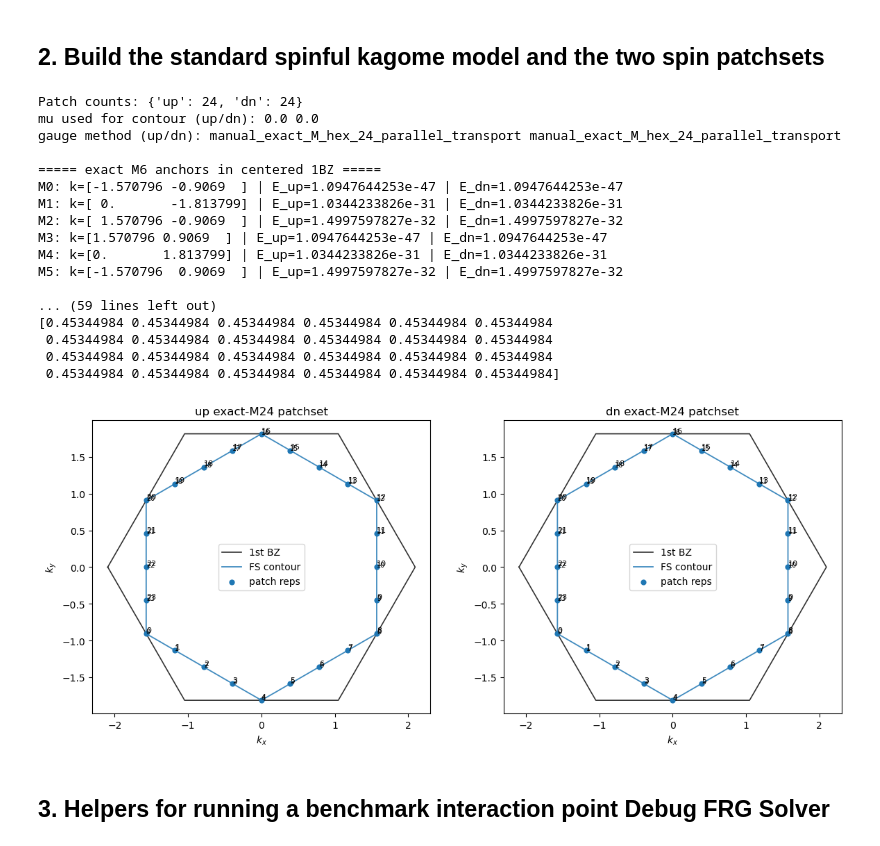
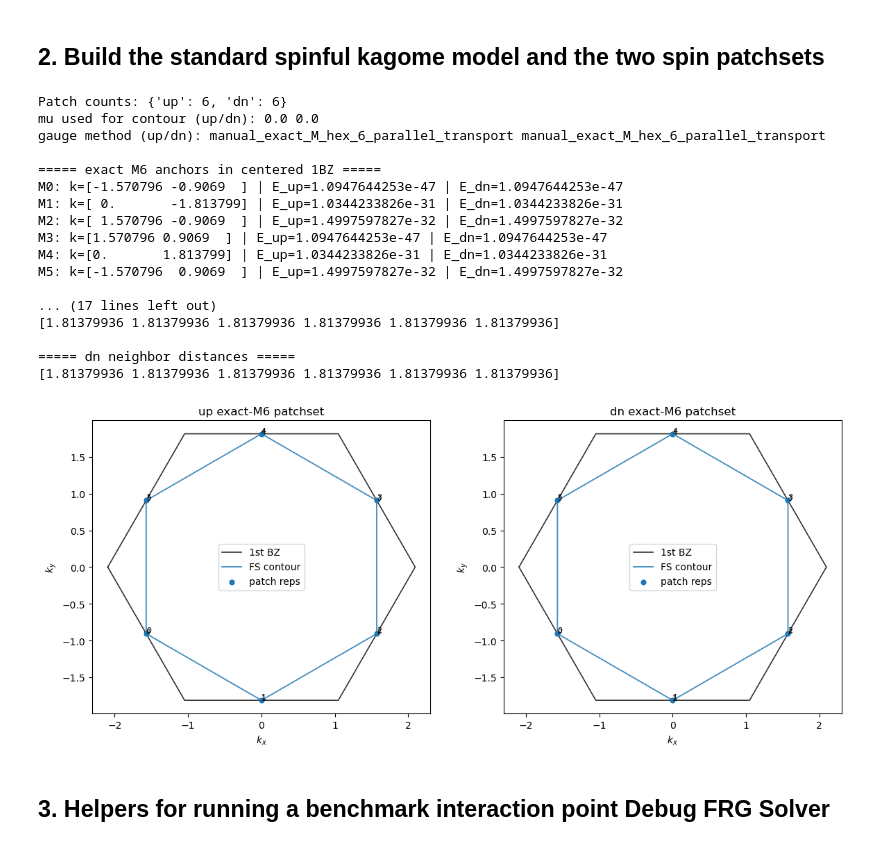
Before and after one commit to Mio826/functional-RG-Kagome-, a Jupyter notebook: archive3/kagome_frg_pipeline.ipynb, the cells around one changed output. Cells and saved outputs as stored; diff of their text form; code cells hidden in the pictures.

```diff
--- a/archive3/kagome_frg_pipeline.ipynb
+++ b/archive3/kagome_frg_pipeline.ipynb
@@ -307,7 +307,7 @@ def build_exactM_patchset(model, orbital_slice, band_index, points_per_edge=1):
 # ------------------------------------------------------------
 # choose patch density here
 # ------------------------------------------------------------
-POINTS_PER_EDGE = 4   # 1->6, 2->12, 4->24
+POINTS_PER_EDGE = 1   # 1->6, 2->12, 4->24
 NPATCH = 6 * POINTS_PER_EDGE
 
 patchsets = {
@@ -359,41 +359,41 @@ for spin in ["up", "dn"]:
     print(np.round(d, 8))
 
 
 # ------------------------------------------------------------
 # plot
 # ------------------------------------------------------------
 fig, axes = plt.subplots(1, 2, figsize=(12, 5))
 
 for ax, spin in zip(axes, ["up", "dn"]):
     plot_patchset(patchsets[spin], ax=ax, show_contour=True, show_velocity=False, show_bz=True)
     ks = np.array([p.k_cart for p in patchsets[spin].patches], dtype=float)
 
     for i, k in enumerate(ks):
         ax.text(k[0], k[1], str(i), fontsize=8, ha="left", va="bottom")
 
     ax.set_title(f"{spin} exact-M{NPATCH} patchset")
 
 plt.tight_layout()
 plt.show()
 # %% [output]
-Patch counts: {'up': 24, 'dn': 24}
+Patch counts: {'up': 6, 'dn': 6}
 mu used for contour (up/dn): 0.0 0.0
-gauge method (up/dn): manual_exact_M_hex_24_parallel_transport manual_exact_M_hex_24_parallel_transport
+gauge method (up/dn): manual_exact_M_hex_6_parallel_transport manual_exact_M_hex_6_parallel_transport
 
 ===== exact M6 anchors in centered 1BZ =====
 M0: k=[-1.570796 -0.9069  ] | E_up=1.0947644253e-47 | E_dn=1.0947644253e-47
 M1: k=[ 0.       -1.813799] | E_up=1.0344233826e-31 | E_dn=1.0344233826e-31
 M2: k=[ 1.570796 -0.9069  ] | E_up=1.4997597827e-32 | E_dn=1.4997597827e-32
 M3: k=[1.570796 0.9069  ] | E_up=1.0947644253e-47 | E_dn=1.0947644253e-47
 M4: k=[0.       1.813799] | E_up=1.0344233826e-31 | E_dn=1.0344233826e-31
 M5: k=[-1.570796  0.9069  ] | E_up=1.4997597827e-32 | E_dn=1.4997597827e-32
 
-... (59 lines left out)
-[0.45344984 0.45344984 0.45344984 0.45344984 0.45344984 0.45344984
- 0.45344984 0.45344984 0.45344984 0.45344984 0.45344984 0.45344984
- 0.45344984 0.45344984 0.45344984 0.45344984 0.45344984 0.45344984
- 0.45344984 0.45344984 0.45344984 0.45344984 0.45344984 0.45344984]
+... (17 lines left out)
+[1.81379936 1.81379936 1.81379936 1.81379936 1.81379936 1.81379936]
+
+===== dn neighbor distances =====
+[1.81379936 1.81379936 1.81379936 1.81379936 1.81379936 1.81379936]
-[figure, old version]
+[figure, new version]
 # %% [markdown]
 ## 3. Helpers for running a benchmark interaction point  Debug FRG Solver
 # %%
```
Also changed, not shown: parts of 2 cells of this notebook, 17 other files.
